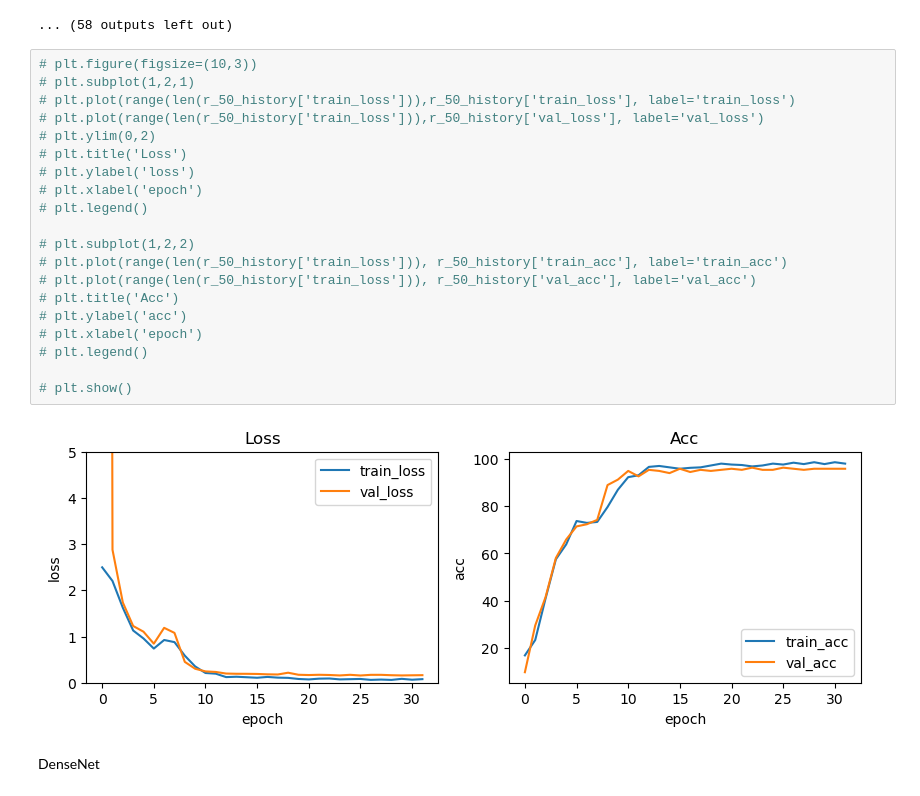
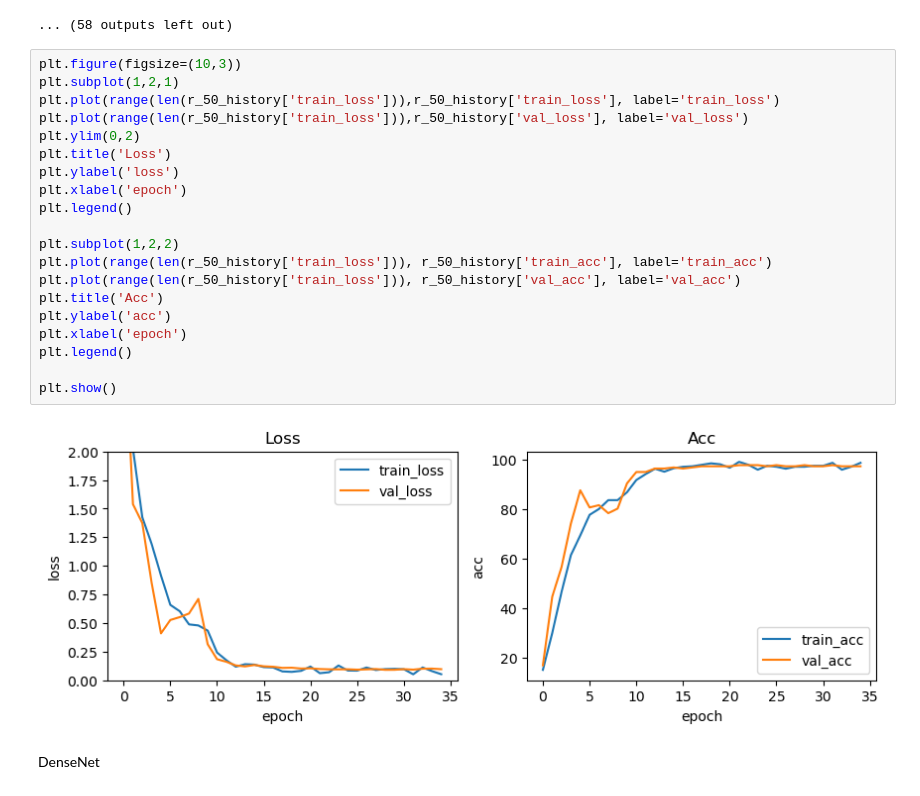
Before and after one commit to yunguks/KNU_AICOSS_bitso, a Jupyter notebook: bitdol_classification.ipynb, the cells around one changed output. Cells and saved outputs as stored; diff of their text form.

```diff
--- a/bitdol_classification.ipynb
+++ b/bitdol_classification.ipynb
@@ -499,27 +499,27 @@ Model Saved
 Val loss : 0.5270, Acc : 175/217 :80.6
 ... (58 outputs left out)
 # %%
-# plt.figure(figsize=(10,3))
-# plt.subplot(1,2,1)
-# plt.plot(range(len(r_50_history['train_loss'])),r_50_history['train_loss'], label='train_loss')
-# plt.plot(range(len(r_50_history['train_loss'])),r_50_history['val_loss'], label='val_loss')
-# plt.ylim(0,2)
-# plt.title('Loss')
-# plt.ylabel('loss')
-# plt.xlabel('epoch')
-# plt.legend()
+plt.figure(figsize=(10,3))
+plt.subplot(1,2,1)
+plt.plot(range(len(r_50_history['train_loss'])),r_50_history['train_loss'], label='train_loss')
+plt.plot(range(len(r_50_history['train_loss'])),r_50_history['val_loss'], label='val_loss')
+plt.ylim(0,2)
+plt.title('Loss')
+plt.ylabel('loss')
+plt.xlabel('epoch')
+plt.legend()
 
-# plt.subplot(1,2,2)
-# plt.plot(range(len(r_50_history['train_loss'])), r_50_history['train_acc'], label='train_acc')
-# plt.plot(range(len(r_50_history['train_loss'])), r_50_history['val_acc'], label='val_acc')
-# plt.title('Acc')
-# plt.ylabel('acc')
-# plt.xlabel('epoch')
-# plt.legend()
+plt.subplot(1,2,2)
+plt.plot(range(len(r_50_history['train_loss'])), r_50_history['train_acc'], label='train_acc')
+plt.plot(range(len(r_50_history['train_loss'])), r_50_history['val_acc'], label='val_acc')
+plt.title('Acc')
+plt.ylabel('acc')
+plt.xlabel('epoch')
+plt.legend()
 
-# plt.show()
+plt.show()
 # %% [output]
-[figure, old version]
+[figure, new version]
 # %% [markdown]
 DenseNet
 # %%
```
Also changed, not shown: parts of 1 cell of this notebook.
